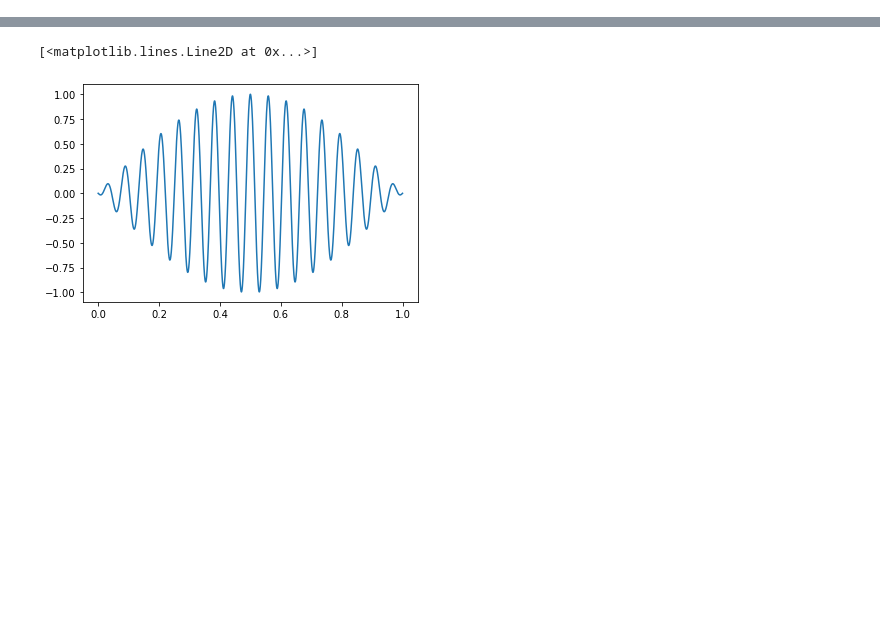
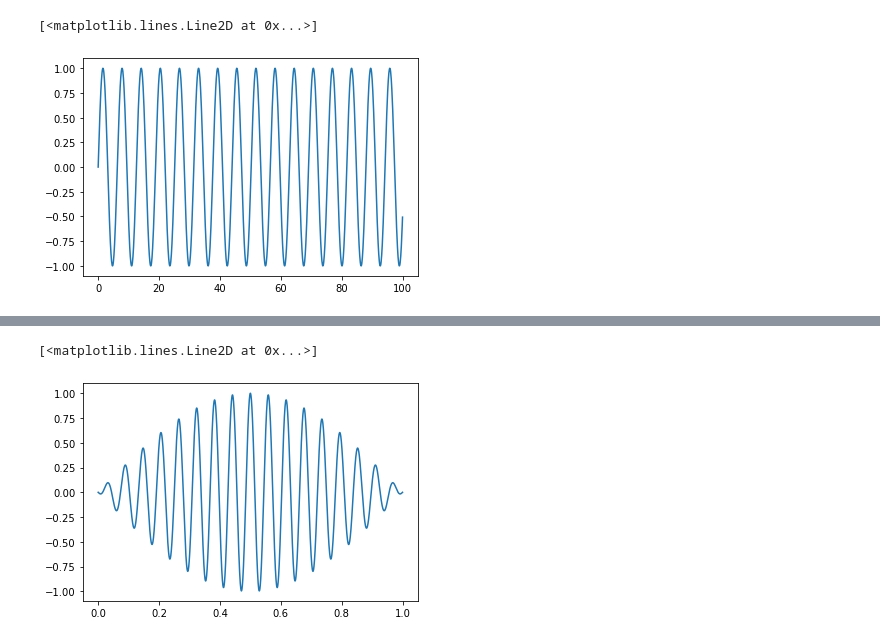
Before and after one commit to Max25112/PythonApplication1, a Jupyter notebook: PythonApplication1/practise.ipynb, the cells around one changed output, grey strips where cells are left out. Cells and saved outputs as stored; diff of their text form; code cells hidden in the pictures; blank space fills up the shorter version.

```diff
--- a/PythonApplication1/practise.ipynb
+++ b/PythonApplication1/practise.ipynb
@@ -47,0 +70,10 @@ ImportError: cannot import name 'sinn' from 'numpy' (c:\users\max\appdata\local\
+# %%
+nsample = 1024
+## simulate a simple sinusoidal function
+x1 = np.linspace(0, 100, nsample)
+ysin=np.sin(x1)
+fig, ax = plt.subplots()
+ax.plot(x1, ysin, label="Data")
+# %% [output]
+[<matplotlib.lines.Line2D at 0x...>]
+[figure, added]
```
Also changed, not shown: parts of 21 cells of this notebook, 1 other file.
